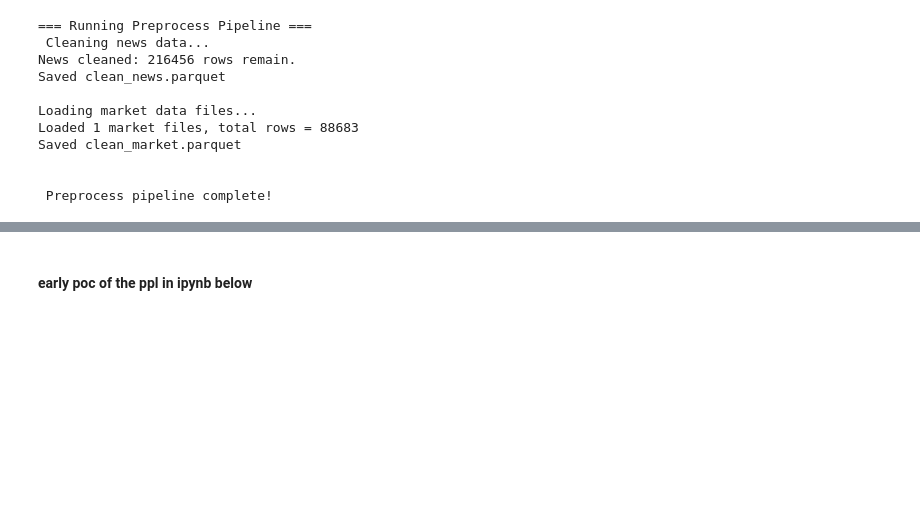
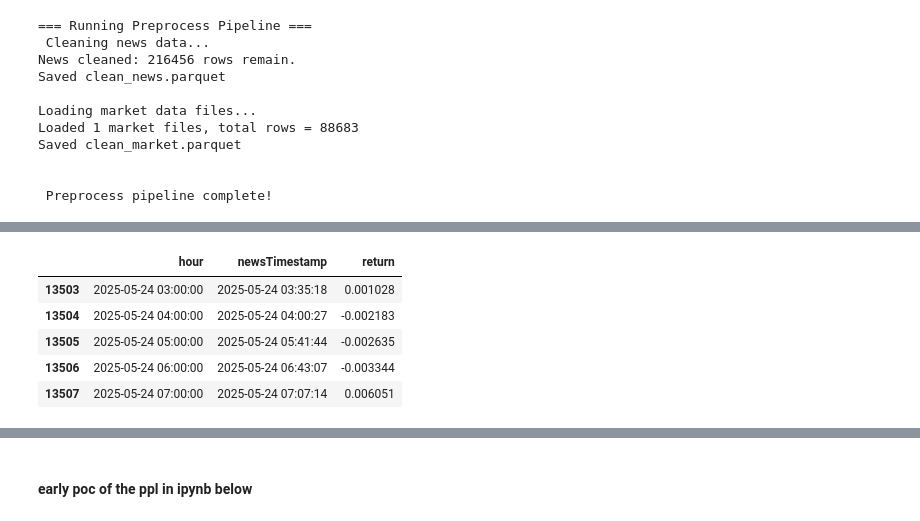
Before and after one commit to doshi1028/OMSCS_7643_F2025_Project, a Jupyter notebook: scripts/runner.ipynb, the cells around one changed output, grey strips where cells are left out. Drawn from its saved outputs; the diff is of its cells as text; code cells hidden in the pictures; blank space fills up the shorter version.

```diff
--- a/scripts/runner.ipynb
+++ b/scripts/runner.ipynb
@@ -67,0 +346,11 @@ Saved clean_market.parquet
+# %%
+##Check Data used for trainning
+df = pd.read_parquet("output/features/dataset.parquet")
+df.tail()
+# %% [output]
+|  | hour | newsTimestamp | return |
+| 13503 | 2025-05-24 03:00:00 | 2025-05-24 03:35:18 | 0.001028 |
+| 13504 | 2025-05-24 04:00:00 | 2025-05-24 04:00:27 | -0.002183 |
+| 13505 | 2025-05-24 05:00:00 | 2025-05-24 05:41:44 | -0.002635 |
+| 13506 | 2025-05-24 06:00:00 | 2025-05-24 06:43:07 | -0.003344 |
+| 13507 | 2025-05-24 07:00:00 | 2025-05-24 07:07:14 | 0.006051 |
```
Also changed, not shown: parts of 24 cells of this notebook.
